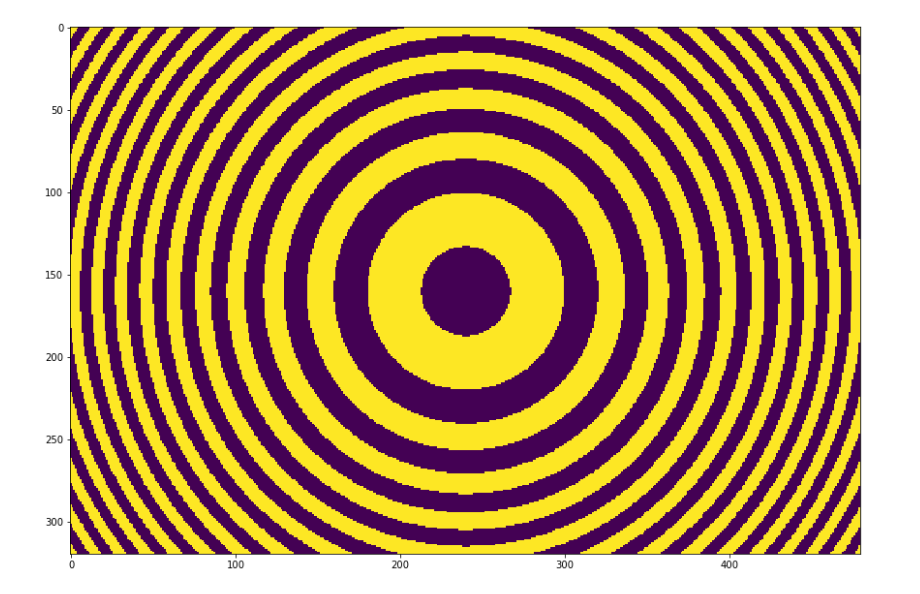
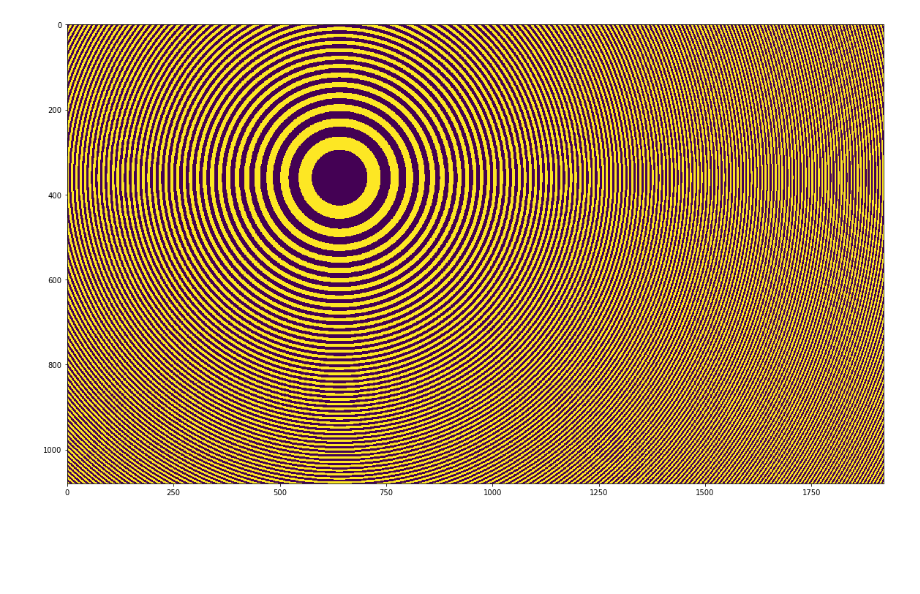
Before and after one commit to cdohl/optik, a Jupyter notebook: 8.ipynb, the cells around one changed output. Cells and saved outputs as stored; diff of their text form; code cells hidden in the pictures; blank space fills up the shorter version.

```diff
--- a/8.ipynb
+++ b/8.ipynb
@@ -227,31 +227,31 @@ Unten finden Sie ein Programm, mit dem Sie ein digitales (binäres) Hologramm vo
 # %%
 %matplotlib inline
 import numpy as np
 from matplotlib import pyplot as plt
-nx=480
-ny=320
+nx=1920
+ny=1080
 #Points
-P=np.array([[nx/2, ny/2, -450]])
+P=np.array([[nx/3, ny/3, -800]])
 
 npts=len(P)
 H=np.zeros((ny,nx))
 dyv=np.zeros(npts)
 
 for j in range(ny):
 
     for i in range(npts):
         dyv[i]=(P[i][1]-j)**2
 
     for k in range(nx):
         sum=0.
         for i in range(npts):
             dx=P[i,0]-k
             sum += np.cos((dx*dx+dyv[i]+P[i,2]*P[i,2])**.5)
 
         if (sum>=0):
             H[j,k]=1.
 
-plt.figure(figsize=(15,10))
+plt.figure(figsize=(20,20))
 plt.imshow(H);
 # %% [output]
-[figure, old version]
+[figure, new version]
```
Also changed, not shown: parts of 1 cell of this notebook, 10 other files.
